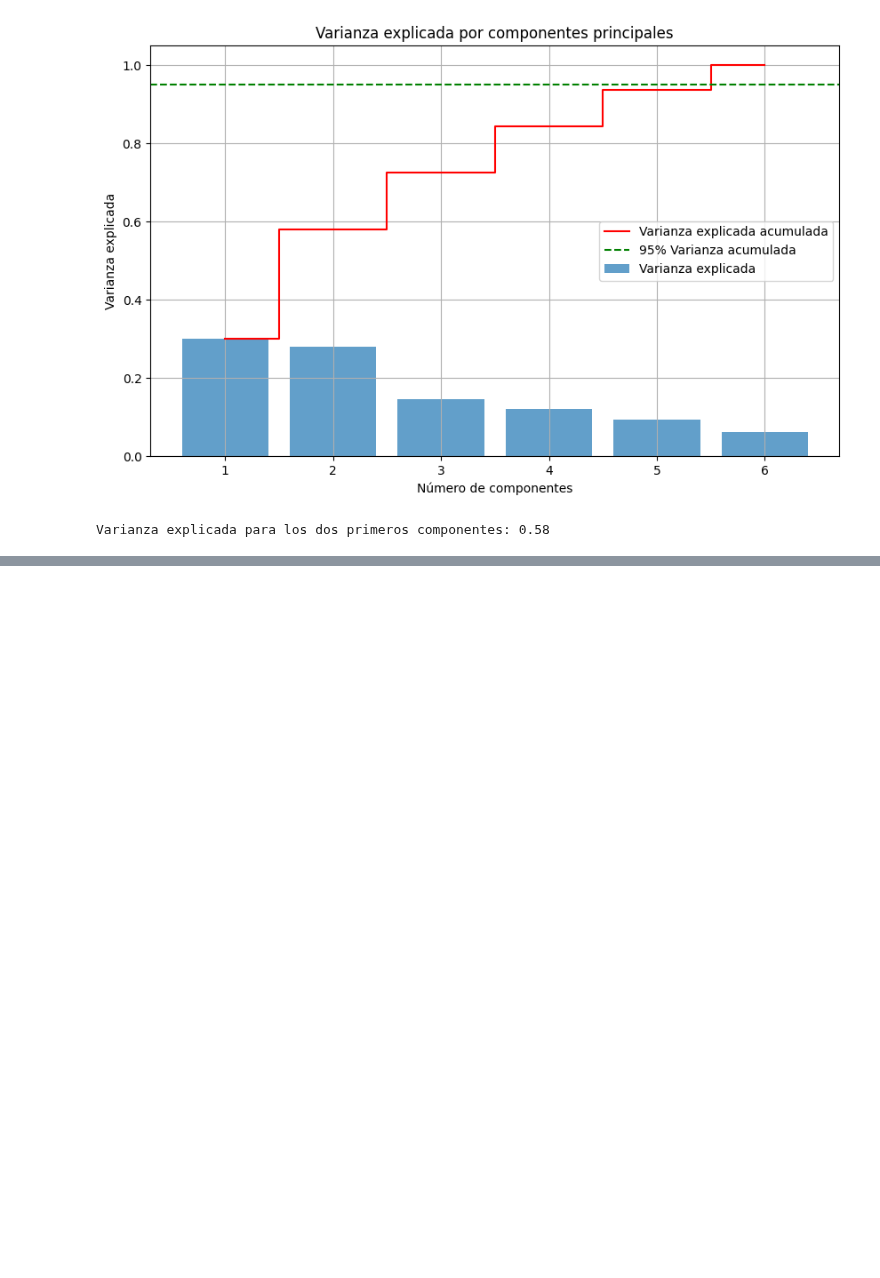
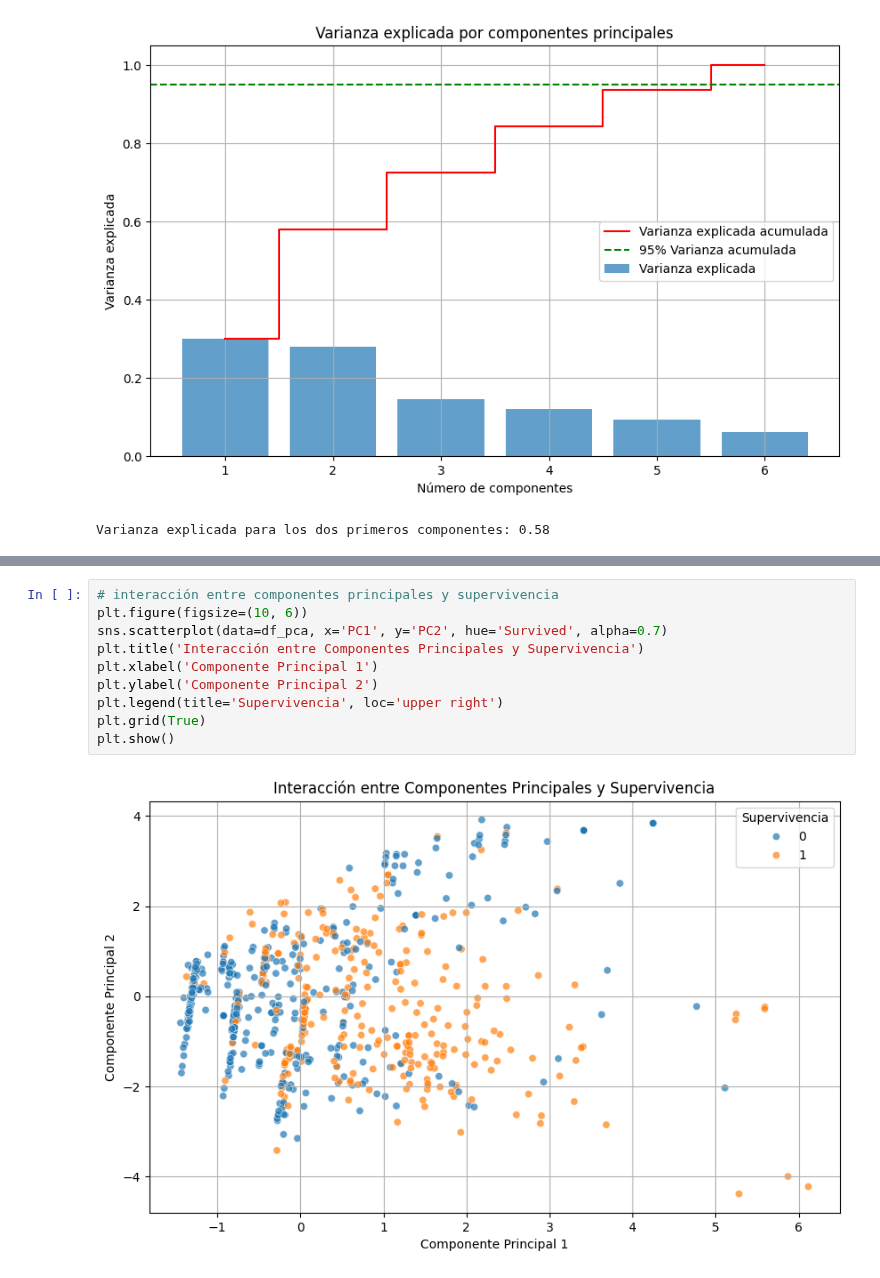
Before and after one commit to osm3rr/pca_analisis, a Jupyter notebook: titanic_pca.ipynb, the cells around one changed output, grey strips where cells are left out. Saved outputs shown, nothing was run; the diff lists cells and outputs as text; blank space fills up the shorter version.

```diff
--- a/titanic_pca.ipynb
+++ b/titanic_pca.ipynb
@@ -165,0 +193,12 @@ PC2  0.555720  0.076123 -0.553824  0.412865  0.346717 -0.296629
+# %%
+# interacción entre componentes principales y supervivencia
+plt.figure(figsize=(10, 6))
+sns.scatterplot(data=df_pca, x='PC1', y='PC2', hue='Survived', alpha=0.7)
+plt.title('Interacción entre Componentes Principales y Supervivencia')
+plt.xlabel('Componente Principal 1')
+plt.ylabel('Componente Principal 2')
+plt.legend(title='Supervivencia', loc='upper right')
+plt.grid(True)
+plt.show()
+# %% [output]
+[figure, added]
```
Also changed, not shown: parts of 5 cells of this notebook.
